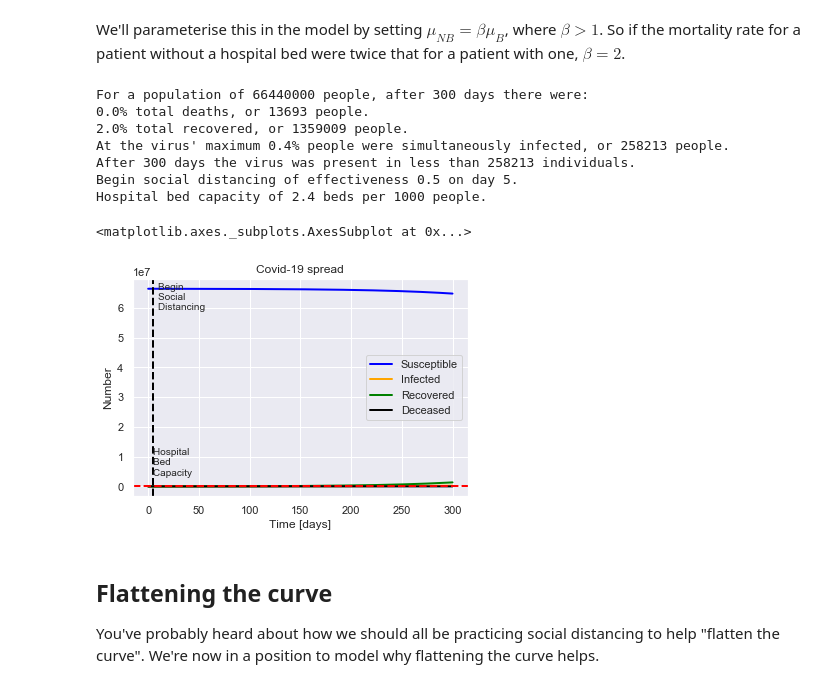
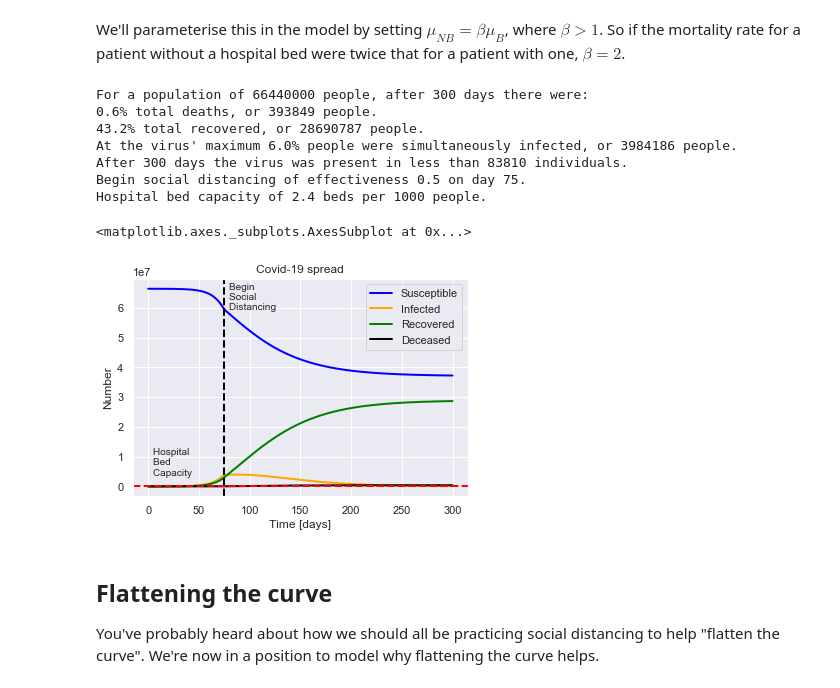
Before and after one commit to TomNicholas/coronavirus, a Jupyter notebook: covid-19_model.ipynb, the cells around one changed output. Drawn from its saved outputs; the diff is of its cells as text; code cells hidden in the pictures.

```diff
--- a/covid-19_model.ipynb
+++ b/covid-19_model.ipynb
@@ -482,17 +482,17 @@ B = 0.0024  # Hospital beds per person in the UK
 fS = 0.1   # Fraction of Covid-19 cases which are severe enough to require a bed
 beta = 2    # How many times more likely a severely-ill patient is to die without a bed as opposed to with one
 # %%
-SIRDQB(R0=2.4, M=0.01, P=14, Q0=0.5, tQ=5, B=B, fS=fS, beta=beta).solve(uk_initial_conditions).plot()
+SIRDQB(R0=2.4, M=0.01, P=14, Q0=0.5, tQ=75, B=B, fS=fS, beta=beta).solve(uk_initial_conditions).plot()
 # %% [output]
 For a population of 66440000 people, after 300 days there were:
-0.0% total deaths, or 13693 people.
-2.0% total recovered, or 1359009 people.
-At the virus' maximum 0.4% people were simultaneously infected, or 258213 people.
-After 300 days the virus was present in less than 258213 individuals.
-Begin social distancing of effectiveness 0.5 on day 5.
+0.6% total deaths, or 393849 people.
+43.2% total recovered, or 28690787 people.
+At the virus' maximum 6.0% people were simultaneously infected, or 3984186 people.
+After 300 days the virus was present in less than 83810 individuals.
+Begin social distancing of effectiveness 0.5 on day 75.
 Hospital bed capacity of 2.4 beds per 1000 people.
 <matplotlib.axes._subplots.AxesSubplot at 0x...>
-[figure, old version]
+[figure, new version]
 # %% [markdown]
 ## Flattening the curve
 
```
Also changed, not shown: parts of 12 cells of this notebook.
